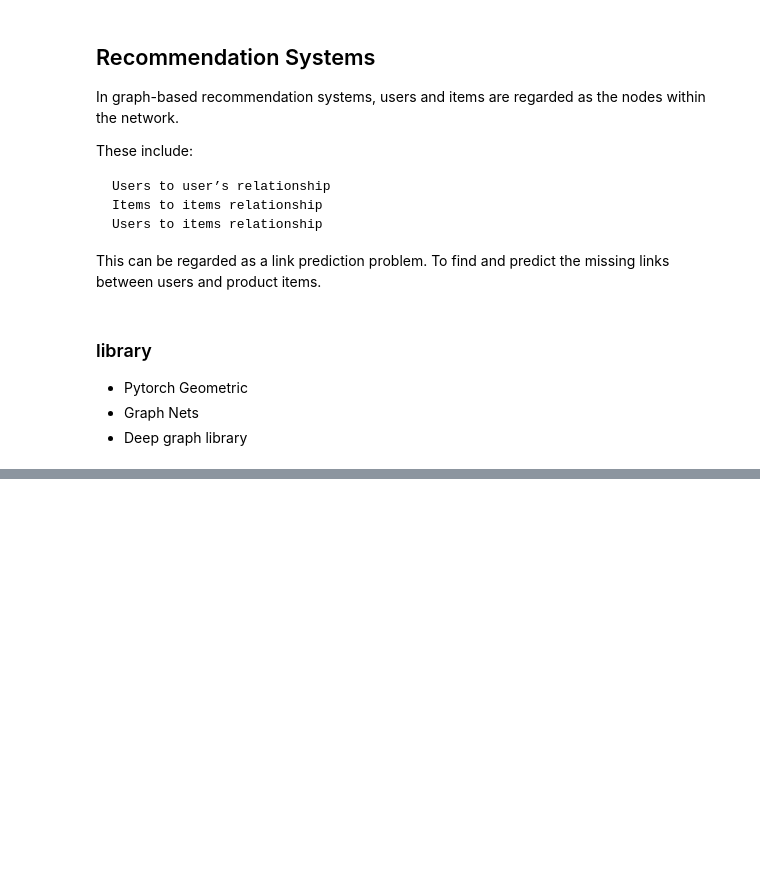
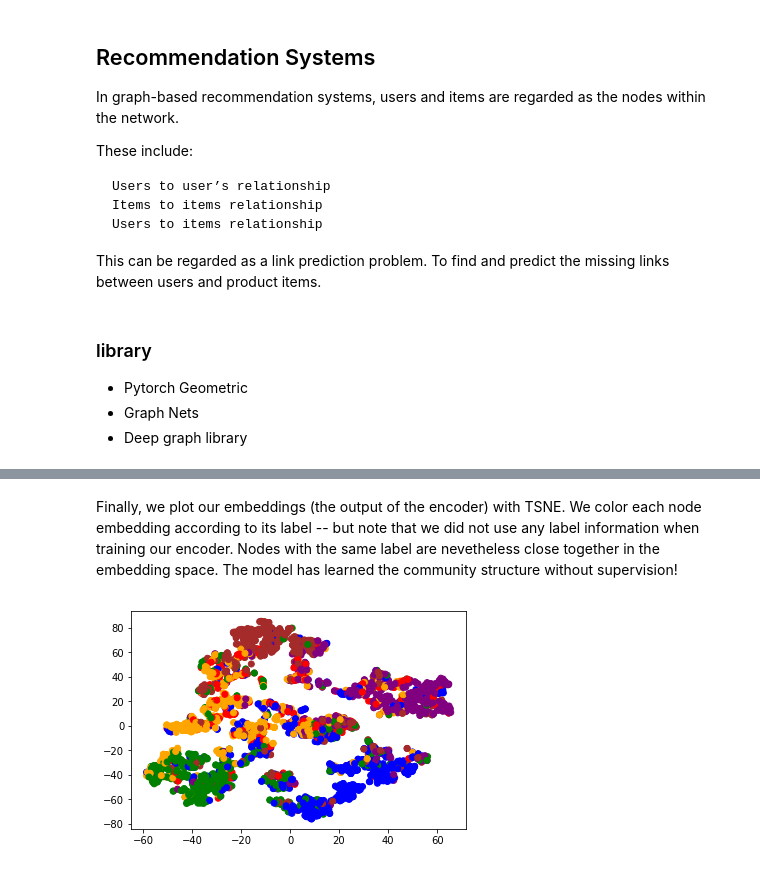
Before and after one commit to pragneshrana/LearnDataScience, a Jupyter notebook: GNN.ipynb, the cells around one changed output, grey strips where cells are left out. Cells and saved outputs as stored; diff of their text form; code cells hidden in the pictures; blank space fills up the shorter version.

```diff
--- a/GNN.ipynb
+++ b/GNN.ipynb
@@ -352,0 +910,12 @@ This can be regarded as a link prediction problem. To find and predict the missi
+# %% [markdown]
+Finally, we plot our embeddings (the output of the encoder) with TSNE. We color each node embedding according to its label -- but note that we did not use any label information when training our encoder. Nodes with the same label are nevetheless close together in the embedding space. The model has learned the community structure without supervision!
+# %%
+model.eval()
+z = model.encode(x, train_pos_edge_index)
+colors = [color_list[y] for y in labels]
+
+xs, ys = zip(*TSNE().fit_transform(z.cpu().detach().numpy()))
+plt.scatter(xs, ys, color=colors)
+plt.show()
+# %% [output]
+[figure, added]
```
Also changed, not shown: parts of 35 cells of this notebook.
